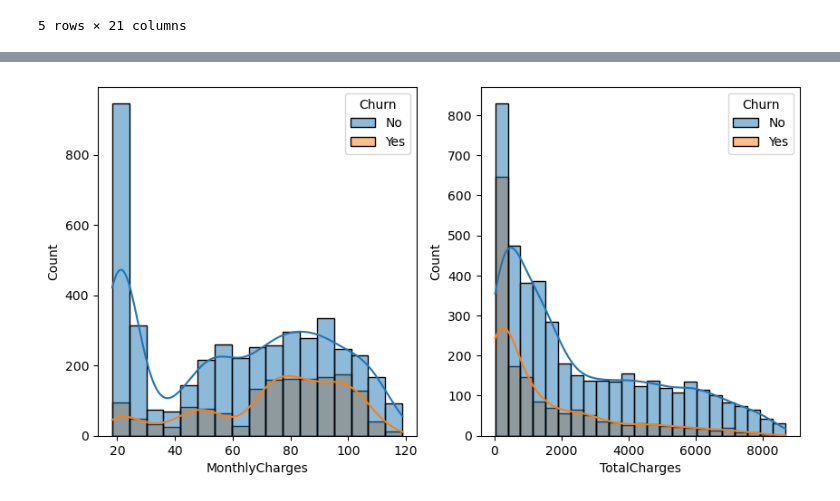
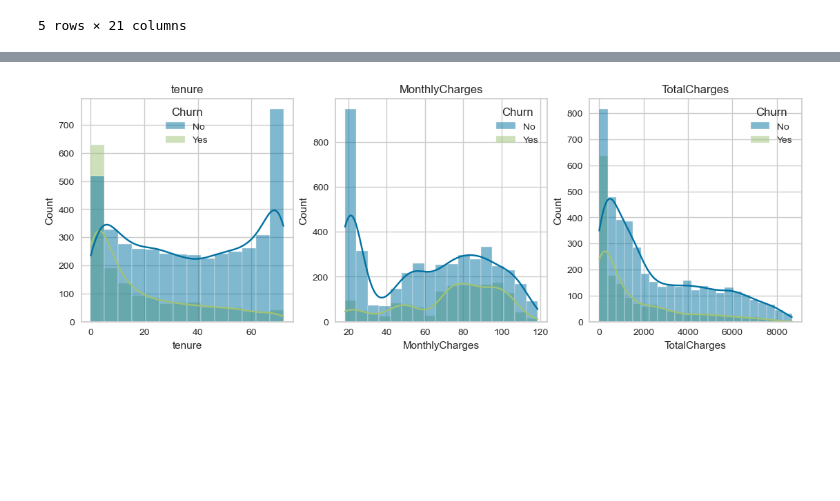
Before and after one commit to gordoaraujo/cl_churn_prediction, a Jupyter notebook: notebooks/Jose_Data_Cleaning_and_Analysis.ipynb, the cells around one changed output, grey strips where cells are left out. Cells and saved outputs as stored; diff of their text form; code cells hidden in the pictures; blank space fills up the shorter version.

Commit message:
Basic data cleaning and creating new file

```diff
--- a/notebooks/Jose_Data_Cleaning_and_Analysis.ipynb
+++ b/notebooks/Jose_Data_Cleaning_and_Analysis.ipynb
@@ -60,2 +107,0 @@ df_churn.loc[df_churn["TotalCharges"] == " ", "TotalCharges"] = np.nan
-# %%
-df_churn = df_churn.astype({"TotalCharges" : "float64"}) # .dtypes
@@ -61,0 +110,2 @@ df_churn = df_churn.astype({"TotalCharges" : "float64"}) # .dtypes
+# %%
+df_churn["SeniorCitizen"] = df_churn["SeniorCitizen"].map({0 : "No", 1 : "Yes"})
@@ -61,0 +114,2 @@ df_churn = df_churn.astype({"TotalCharges" : "float64"}) # .dtypes
+# %%
+df_churn["PaymentMethod"] = df_churn["PaymentMethod"].replace({"Bank transfer (automatic)" : "Automatic", "Credit card (automatic)" : "Automatic"})
@@ -61,0 +125,3 @@ df_churn = df_churn.astype({"TotalCharges" : "float64"}) # .dtypes
+# %%
+numerical_variables = df_churn.select_dtypes(exclude = ["object"]).columns.to_list()
+categorical_variables = df_churn.select_dtypes(include = ["object"]).columns.to_list()
@@ -62,6 +145,8 @@ df_churn = df_churn.astype({"TotalCharges" : "float64"}) # .dtypes
 # %%
-fig, ax = plt.subplots(ncols = 2, figsize = (10, 5))
-sns.histplot(data = df_churn, x = "MonthlyCharges", hue = "Churn", kde = True, fill = True, ax = ax[0])
-sns.histplot(data = df_churn, x = "TotalCharges", hue = "Churn", kde = True, fill = True, ax = ax[1]);
+fig, ax = plt.subplots(nrows=1, ncols=3, sharex=False, sharey=False, figsize = (12, 4))
+ax = ax.flatten()
+for i, nc in enumerate(numerical_variables):
+    sns.histplot(data = df_churn, x = nc, hue='Churn', kde = True, fill = True, ax = ax[i])
+    ax[i].set_title(nc)
 # %% [output]
-[figure, old version]
+[figure, new version]
```
Also changed, not shown: parts of 27 cells of this notebook, 1 other file.
